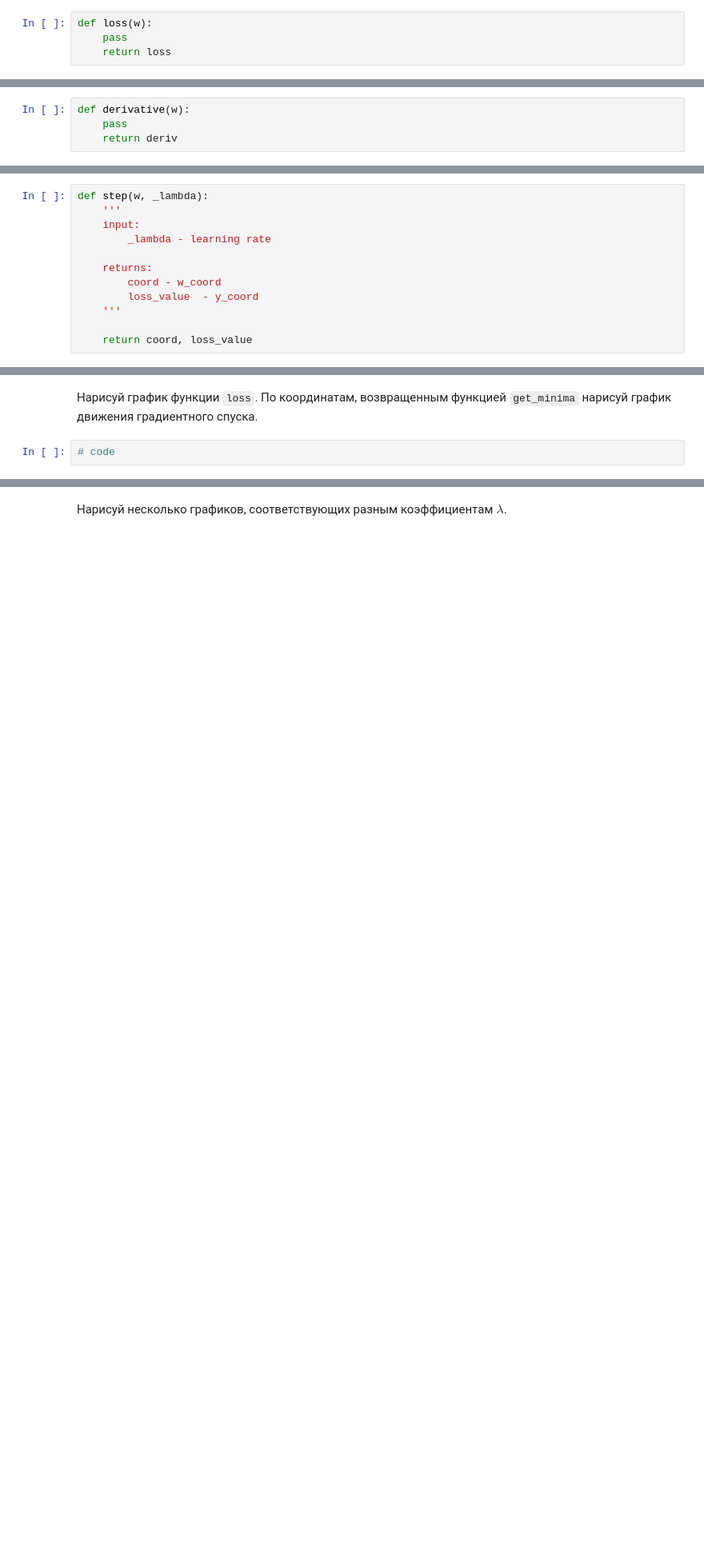
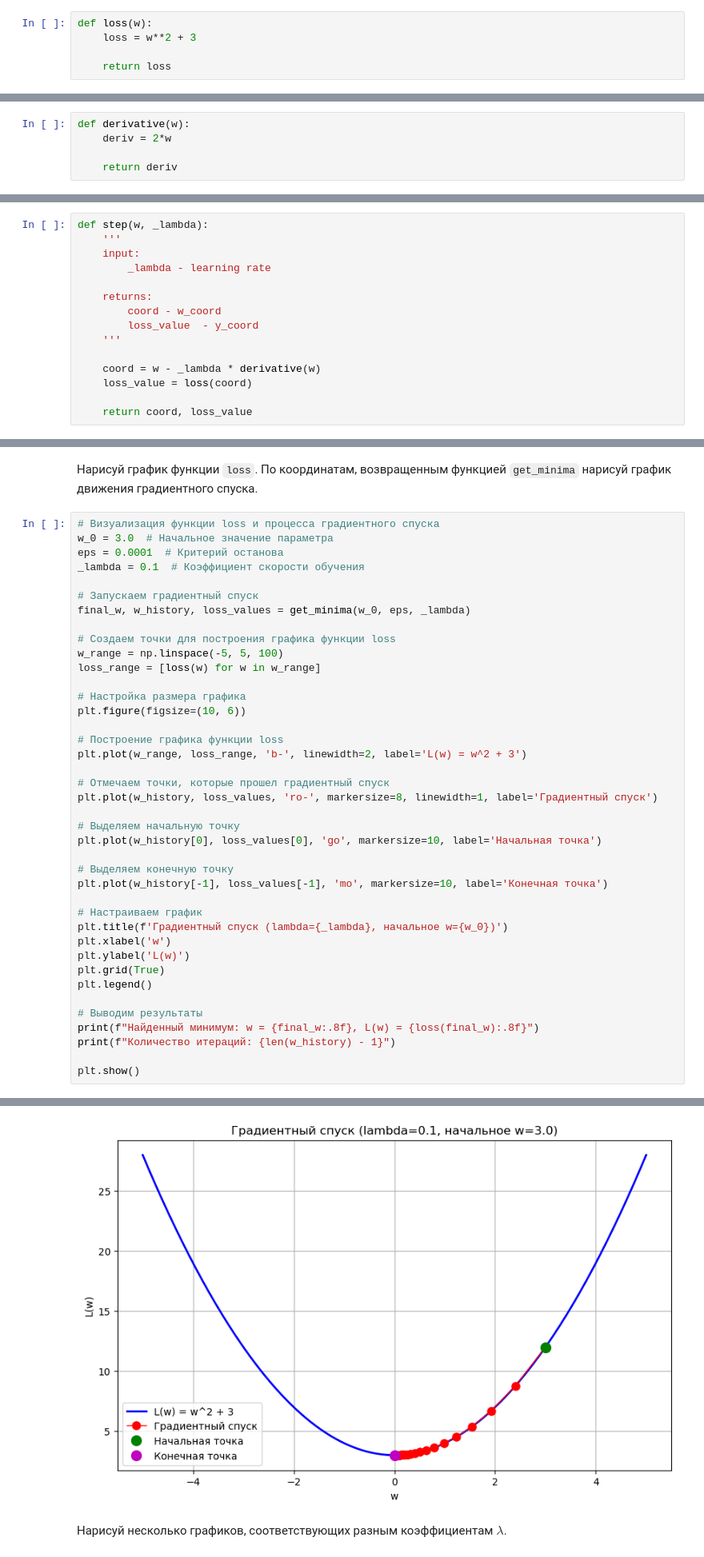
Before and after one commit to S2pacAV/05-math, a Jupyter notebook: 05-03-task.ipynb, the cells around one changed output, grey strips where cells are left out. Shown at 80% size. Saved outputs shown, nothing was run; the diff lists cells and outputs as text; blank space fills up the shorter version.

```diff
--- a/05-03-task.ipynb
+++ b/05-03-task.ipynb
@@ -67,13 +68,15 @@ $y(t) = t^6 - 4t^3$
 $$L(\omega) = \omega^2 + 3$$
 # %%
 def loss(w):
-    pass
+    loss = w**2 + 3
+
     return loss
 # %% [markdown]
 2. Задай функцию `derivative` - она будет возвращать значение производной функции `loss` в точке.
 # %%
 def derivative(w):
-    pass
+    deriv = 2*w
+
     return deriv
 # %% [markdown]
 3. Задай функцию `step` - она будет возвращать новое значение весов по формуле:
@@ -91,6 +94,9 @@ def step(w, _lambda):
         loss_value  - y_coord
     '''
 
+    coord = w - _lambda * derivative(w)
+    loss_value = loss(coord)
+
     return coord, loss_value
 # %% [markdown]
 4. Задай функцию `get_minima`, которая будет возвращать список, содержащий все значения параметра `w`, и список `loss_values`, который будет содержать значения функции `loss` для соответствующего параметра `w`. На вход функции поступает `w_0` – начальное значение параметра, `eps` – критерий останова. `lambda` - скорость спуска, которая будет передаваться в функцию `step`
@@ -101,4 +133,43 @@ def get_minima(w_0, eps, _lambda):
 # %% [markdown]
 Нарисуй график функции `loss`. По координатам, возвращенным функцией `get_minima` нарисуй график движения градиентного спуска.
 # %%
-# code
+# Визуализация функции loss и процесса градиентного спуска
+w_0 = 3.0  # Начальное значение параметра
+eps = 0.0001  # Критерий останова
+_lambda = 0.1  # Коэффициент скорости обучения
+
+# Запускаем градиентный спуск
+final_w, w_history, loss_values = get_minima(w_0, eps, _lambda)
+
+# Создаем точки для построения графика функции loss
+w_range = np.linspace(-5, 5, 100)
+loss_range = [loss(w) for w in w_range]
+
+# Настройка размера графика
+plt.figure(figsize=(10, 6))
+
+# Построение графика функции loss
+plt.plot(w_range, loss_range, 'b-', linewidth=2, label='L(w) = w^2 + 3')
+
+# Отмечаем точки, которые прошел градиентный спуск
+plt.plot(w_history, loss_values, 'ro-', markersize=8, linewidth=1, label='Градиентный спуск')
+
+# Выделяем начальную точку
+plt.plot(w_history[0], loss_values[0], 'go', markersize=10, label='Начальная точка')
+
+# Выделяем конечную точку
+plt.plot(w_history[-1], loss_values[-1], 'mo', markersize=10, label='Конечная точка')
+
+# Настраиваем график
+plt.title(f'Градиентный спуск (lambda={_lambda}, начальное w={w_0})')
+plt.xlabel('w')
+plt.ylabel('L(w)')
+plt.grid(True)
+plt.legend()
+
+# Выводим результаты
+print(f"Найденный минимум: w = {final_w:.8f}, L(w) = {loss(final_w):.8f}")
+print(f"Количество итераций: {len(w_history) - 1}")
+
+plt.show()
+# %% [output]
@@ -105,3 +178,4 @@ def get_minima(w_0, eps, _lambda):
+[figure, added]
 # %% [markdown]
 Нарисуй несколько графиков, соответствующих разным коэффициентам $\lambda$.
 # %%
```
Also changed, not shown: parts of 22 cells of this notebook.
